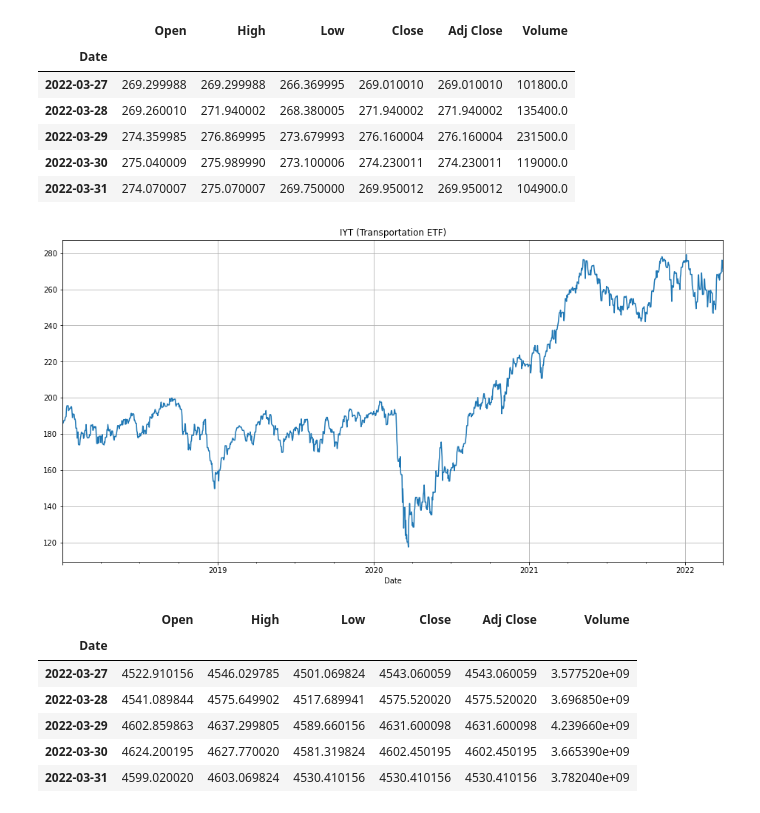
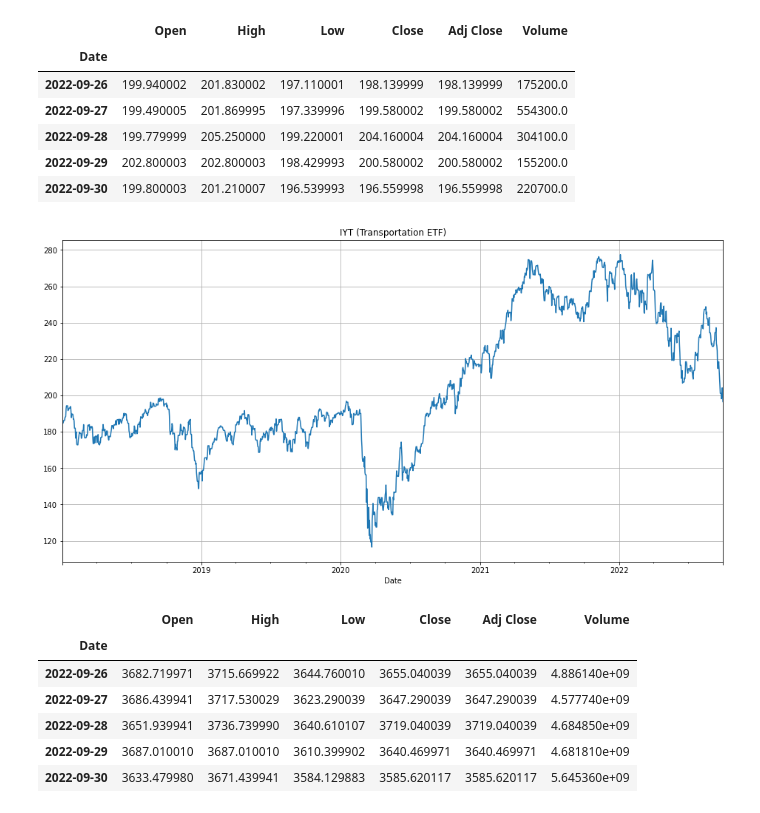
Before and after one commit to dbogatic/economic-indicators, a Jupyter notebook: transportation.ipynb, the cells around one changed output. Cells and saved outputs as stored; diff of their text form; code cells hidden in the pictures.

```diff
--- a/transportation.ipynb
+++ b/transportation.ipynb
@@ -8,31 +8,31 @@ import matplotlib.pyplot as plt
 # %%
 # Pull IYT (Transportation ETF) data
 ticker = "IYT"
 start= "2018-01-01"
-end= "2022-04-01"
+end= "2022-10-01"
 
 transport = yf.download(ticker, start=start, end=end,progress=False)
 transport = transport.asfreq(freq='D').ffill().dropna()
 transport.to_csv('resources/transport.csv')
 transport.tail()
 # %% [output]
 |  | Open | High | Low | Close | Adj Close | Volume |
 | Date |  |  |  |  |  |  |
-| 2022-03-27 | 269.299988 | 269.299988 | 266.369995 | 269.010010 | 269.010010 | 101800.0 |
-| 2022-03-28 | 269.260010 | 271.940002 | 268.380005 | 271.940002 | 271.940002 | 135400.0 |
-| 2022-03-29 | 274.359985 | 276.869995 | 273.679993 | 276.160004 | 276.160004 | 231500.0 |
-| 2022-03-30 | 275.040009 | 275.989990 | 273.100006 | 274.230011 | 274.230011 | 119000.0 |
-| 2022-03-31 | 274.070007 | 275.070007 | 269.750000 | 269.950012 | 269.950012 | 104900.0 |
+| 2022-09-26 | 199.940002 | 201.830002 | 197.110001 | 198.139999 | 198.139999 | 175200.0 |
+| 2022-09-27 | 199.490005 | 201.869995 | 197.339996 | 199.580002 | 199.580002 | 554300.0 |
+| 2022-09-28 | 199.779999 | 205.250000 | 199.220001 | 204.160004 | 204.160004 | 304100.0 |
+| 2022-09-29 | 202.800003 | 202.800003 | 198.429993 | 200.580002 | 200.580002 | 155200.0 |
+| 2022-09-30 | 199.800003 | 201.210007 | 196.539993 | 196.559998 | 196.559998 | 220700.0 |
 # %%
 #Plot IYT historical prices
 transport_plot = transport['Adj Close'].plot(figsize=(16,8), title='IYT (Transportation ETF)', grid=True)
 # %% [output]
-[figure, old version]
+[figure, new version]
 # %%
 # Pull S&P Index historical values from yfinance API
 ticker = "^GSPC"
 start= "2018-01-01"
-end= "2022-04-01"
+end= "2022-10-01"
 
 sp_history = yf.download(ticker, start=start, end=end, progress=False)
 sp_history = sp_history.asfreq(freq='D').ffill().dropna()
@@ -41,11 +41,11 @@ sp_history.tail()
 # %% [output]
 |  | Open | High | Low | Close | Adj Close | Volume |
 | Date |  |  |  |  |  |  |
-| 2022-03-27 | 4522.910156 | 4546.029785 | 4501.069824 | 4543.060059 | 4543.060059 | 3.577520e+09 |
-| 2022-03-28 | 4541.089844 | 4575.649902 | 4517.689941 | 4575.520020 | 4575.520020 | 3.696850e+09 |
-| 2022-03-29 | 4602.859863 | 4637.299805 | 4589.660156 | 4631.600098 | 4631.600098 | 4.239660e+09 |
-| 2022-03-30 | 4624.200195 | 4627.770020 | 4581.319824 | 4602.450195 | 4602.450195 | 3.665390e+09 |
-| 2022-03-31 | 4599.020020 | 4603.069824 | 4530.410156 | 4530.410156 | 4530.410156 | 3.782040e+09 |
+| 2022-09-26 | 3682.719971 | 3715.669922 | 3644.760010 | 3655.040039 | 3655.040039 | 4.886140e+09 |
+| 2022-09-27 | 3686.439941 | 3717.530029 | 3623.290039 | 3647.290039 | 3647.290039 | 4.577740e+09 |
+| 2022-09-28 | 3651.939941 | 3736.739990 | 3640.610107 | 3719.040039 | 3719.040039 | 4.684850e+09 |
+| 2022-09-29 | 3687.010010 | 3687.010010 | 3610.399902 | 3640.469971 | 3640.469971 | 4.681810e+09 |
+| 2022-09-30 | 3633.479980 | 3671.439941 | 3584.129883 | 3585.620117 | 3585.620117 | 5.645360e+09 |
 # %%
 #Plot S&P Index historical data
 sp_plot = sp_history['Adj Close'].plot(figsize=(16,8), title='S&P Historical', grid=True)
```
Also changed, not shown: parts of 2 cells of this notebook, 16 other files.
